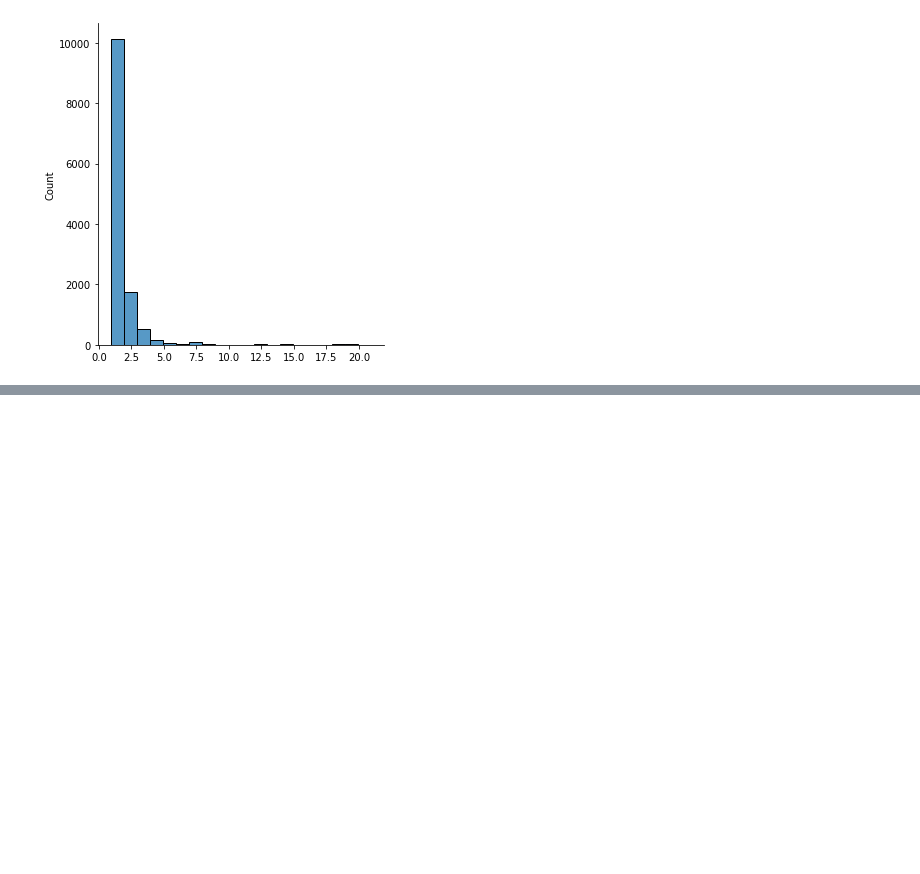
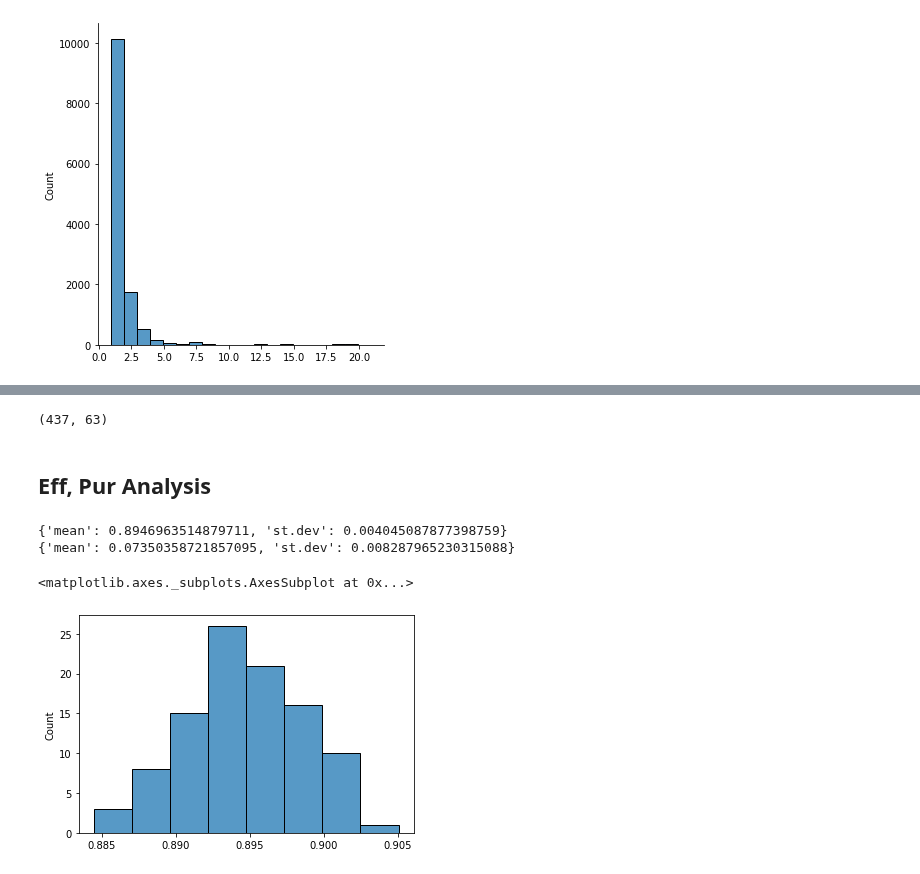
Before and after one commit to HSF-reco-and-software-triggers/Tracking-ML-Exa.TrkX, a Jupyter notebook: src/Pipelines/Examples/dev/EmbeddingDebug.ipynb, the cells around one changed output, grey strips where cells are left out. Drawn from its saved outputs; the diff is of its cells as text; code cells hidden in the pictures; blank space fills up the shorter version.

```diff
--- a/src/Pipelines/Examples/dev/EmbeddingDebug.ipynb
+++ b/src/Pipelines/Examples/dev/EmbeddingDebug.ipynb
@@ -135,0 +195,3 @@ sns.displot(bad_pt_av, binrange=(0.9, 20), binwidth= 1)
+# %%
+model = LayerlessEmbedding(chkpnt["hyper_parameters"])
+model.load_state_dict(chkpnt["state_dict"])
@@ -135,0 +200,2 @@ sns.displot(bad_pt_av, binrange=(0.9, 20), binwidth= 1)
+# %%
+model = model.to(device)
@@ -135,0 +208,2 @@ sns.displot(bad_pt_av, binrange=(0.9, 20), binwidth= 1)
+# %%
+test_set = model.testset
@@ -135,0 +275,20 @@ sns.displot(bad_pt_av, binrange=(0.9, 20), binwidth= 1)
+# %%
+eff_list, pur_list = np.array(tp_list) / np.array(t_list), np.array(tp_list) / np.array(p_list)
+size_list = np.array(size_list)
+# %%
+len(easy_events), len(hard_events)
+# %% [output]
+(437, 63)
+# %% [markdown]
+## Eff, Pur Analysis
+# %%
+print(stats(eff_list))
+print(stats(pur_list))
+# %% [output]
+{'mean': 0.8946963514879711, 'st.dev': 0.004045087877398759}
+{'mean': 0.07350358721857095, 'st.dev': 0.008287965230315088}
+# %%
+sns.histplot(eff_list)
+# %% [output]
+<matplotlib.axes._subplots.AxesSubplot at 0x...>
+[figure, added]
```
Also changed, not shown: parts of 100 cells of this notebook, 15 other files.
